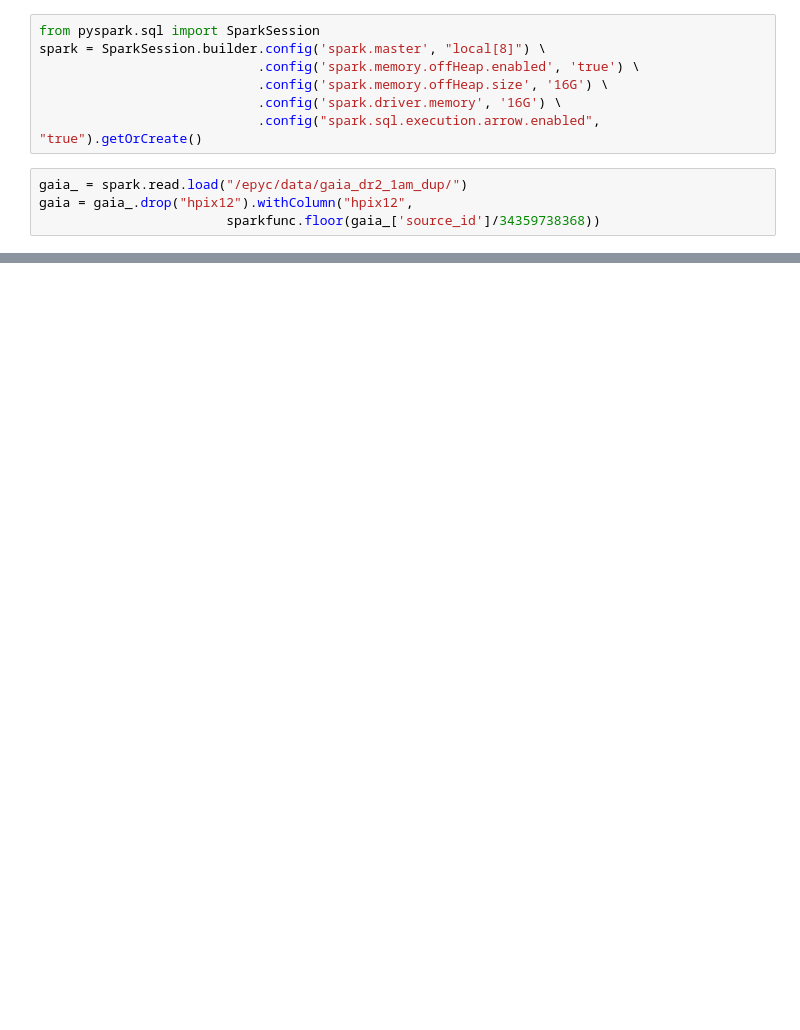
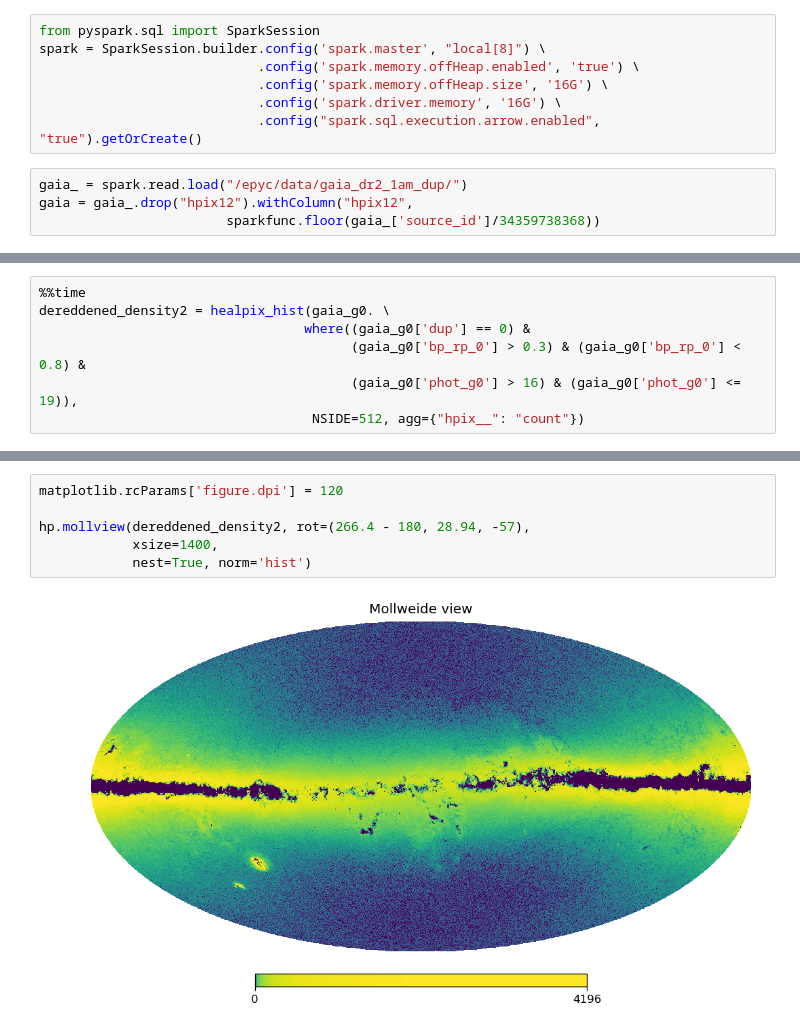
Before and after one commit to ctslater/gaia_experiments, a Jupyter notebook: dereddening_gaia.ipynb, the cells around one changed output, grey strips where cells are left out. Saved outputs shown, nothing was run; the diff lists cells and outputs as text; blank space fills up the shorter version.

```diff
--- a/dereddening_gaia.ipynb
+++ b/dereddening_gaia.ipynb
@@ -55,0 +75,7 @@ gaia_g0.count()
+# %%
+%%time
+dereddened_density2 = healpix_hist(gaia_g0. \
+                                  where((gaia_g0['dup'] == 0) &
+                                        (gaia_g0['bp_rp_0'] > 0.3) & (gaia_g0['bp_rp_0'] < 0.8) &
+                                        (gaia_g0['phot_g0'] > 16) & (gaia_g0['phot_g0'] <= 19)),
+                                   NSIDE=512, agg={"hpix__": "count"})
@@ -55,0 +85,8 @@ gaia_g0.count()
+# %%
+matplotlib.rcParams['figure.dpi'] = 120
+
+hp.mollview(dereddened_density2, rot=(266.4 - 180, 28.94, -57),
+            xsize=1400,
+            nest=True, norm='hist')
+# %% [output]
+[figure, added]
```
Also changed, not shown: parts of 8 cells of this notebook.
